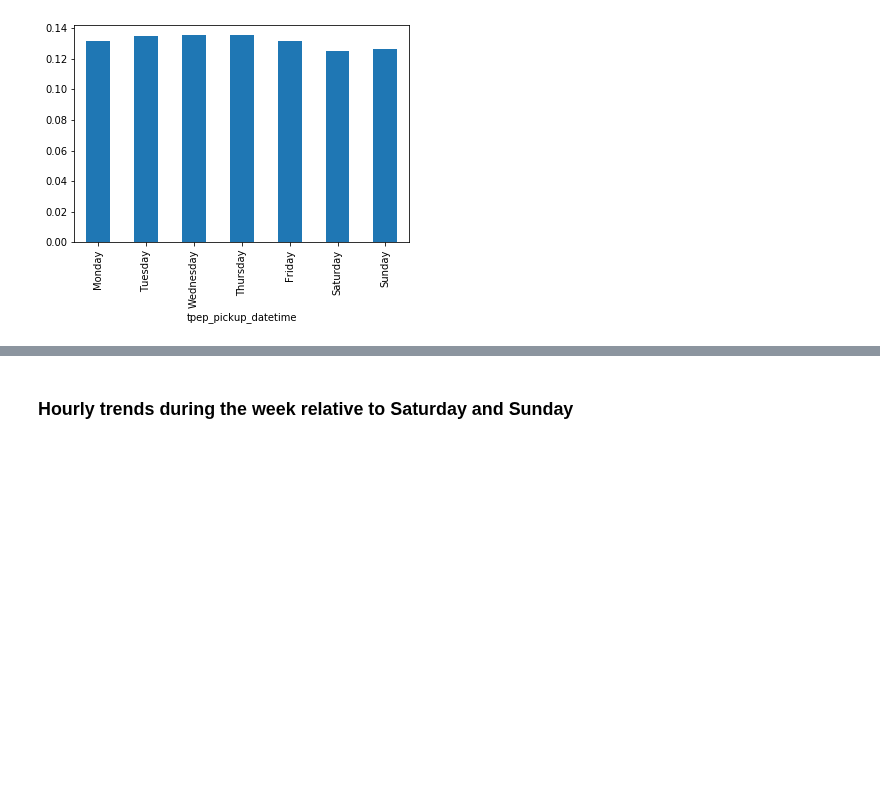
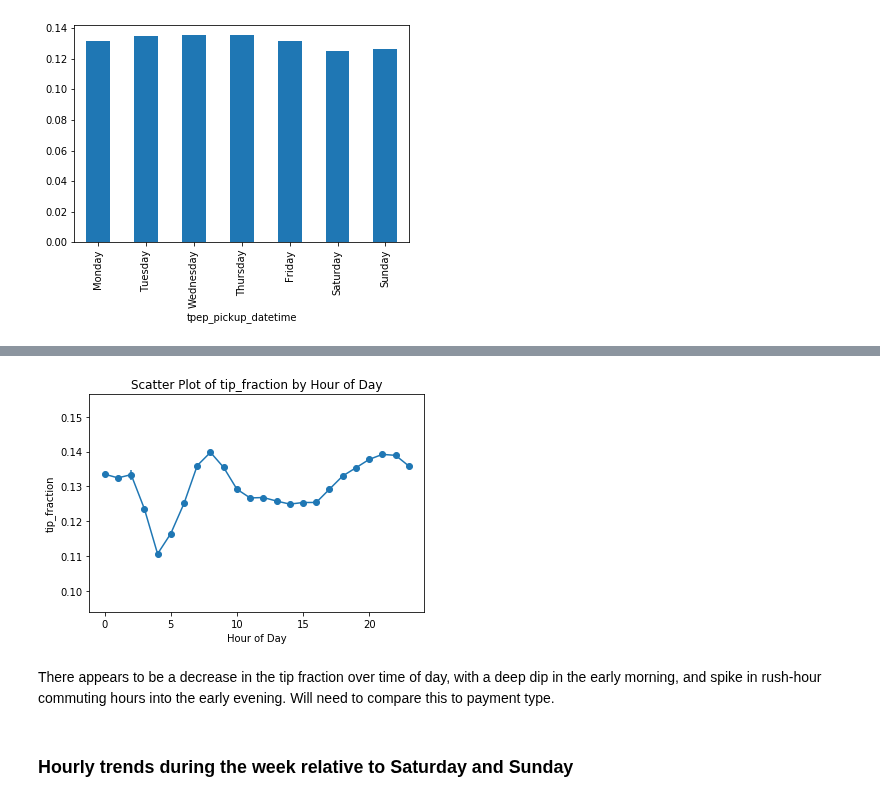
Before and after one commit to justinwhatley/interpretability_experiment, a Jupyter notebook: 1_data_exploration.ipynb, the cells around one changed output, grey strips where cells are left out. Saved outputs shown, nothing was run; the diff lists cells and outputs as text; code cells hidden in the pictures; blank space fills up the shorter version.

```diff
--- a/1_data_exploration.ipynb
+++ b/1_data_exploration.ipynb
@@ -323,3 +365,12 @@ There appears to be lower tips on Saturdays. It would be interesting to compare
+# %%
+hour_of_day_tips = ddf.groupby([ddf[ts].dt.hour]).agg({tip: ['mean', 'std', 'count']}).compute()
+# %%
+writing_path = Path(figures_dir, 'scatter_tip_fraction_by_hour')
+plot_scatter(hour_of_day_tips, tip, 'Hour of Day', writing_path)
+# %% [output]
+[figure, added]
+# %% [markdown]
+There appears to be a decrease in the tip fraction over time of day, with a deep dip in the early morning, and spike in rush-hour commuting hours into the early evening. Will need to compare this to payment type.
 # %% [markdown]
 ### Hourly trends during the week relative to Saturday and Sunday
 # %%
```
Also changed, not shown: parts of 45 cells of this notebook.
